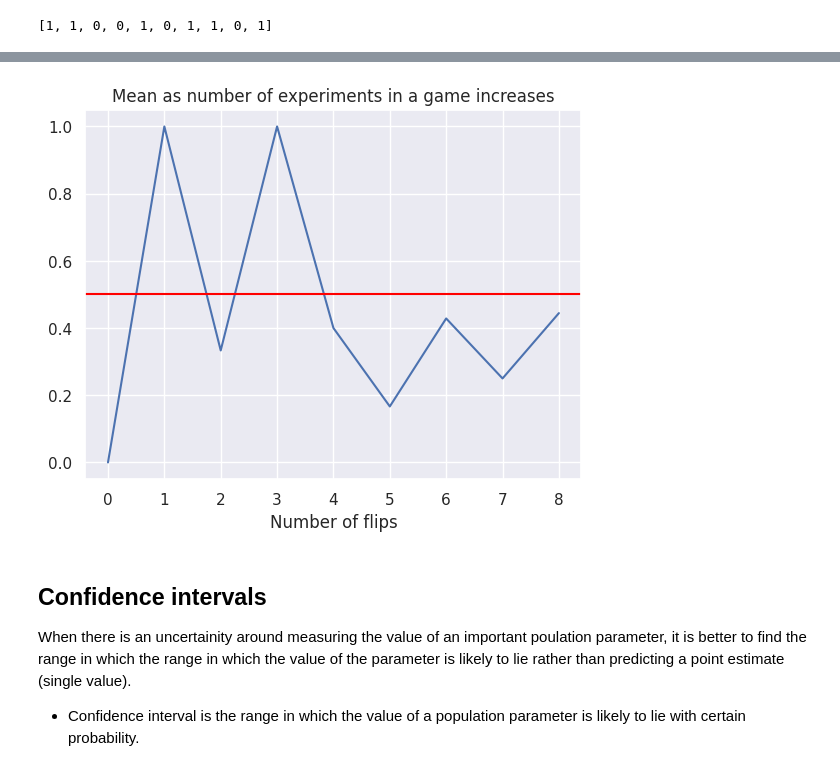
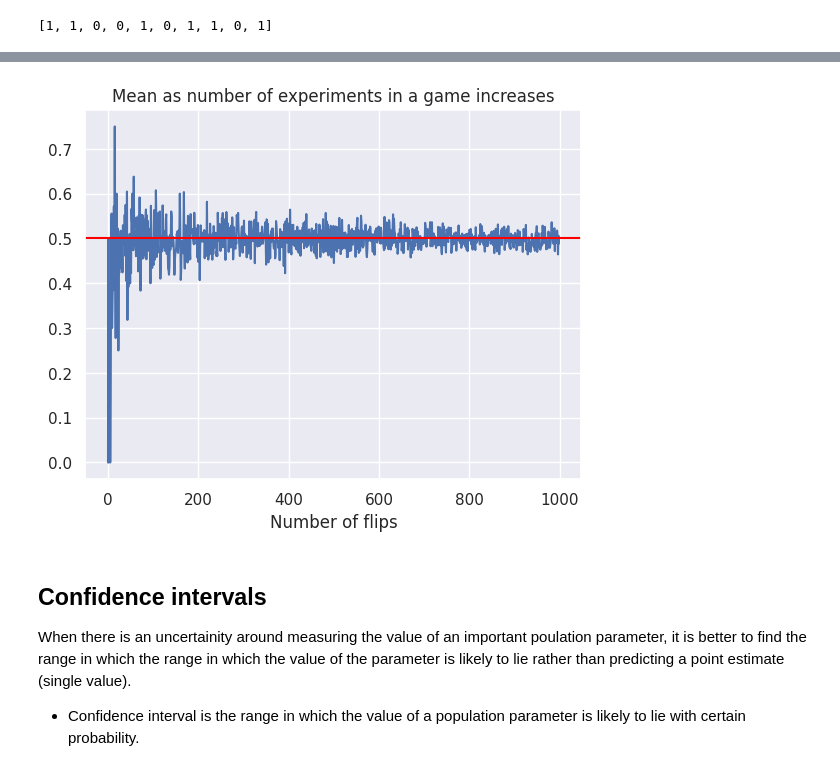
Before and after one commit to ia-nechaev/aqm2023, a Jupyter notebook: Statistics_refresher_aqm_2023_ex.ipynb, the cells around one changed output, grey strips where cells are left out. Drawn from its saved outputs; the diff is of its cells as text; code cells hidden in the pictures.

```diff
--- a/Statistics_refresher_aqm_2023_ex.ipynb
+++ b/Statistics_refresher_aqm_2023_ex.ipynb
@@ -408,16 +425,16 @@ coin_mean
 # %%
 means = []
-N = 10
+N = 1000
 for i in range(1,N):
   means.append(np.mean(game(i)))
 
 plt.plot(means)
 plt.axhline(y=0.5,color='red')
 plt.title('Mean as number of experiments in a game increases')
 plt.xlabel('Number of flips')
 plt.show()
 # %% [output]
-[figure, old version]
+[figure, new version]
 # %% [markdown]
 ## Confidence intervals
 
```
Also changed, not shown: parts of 20 cells of this notebook.
